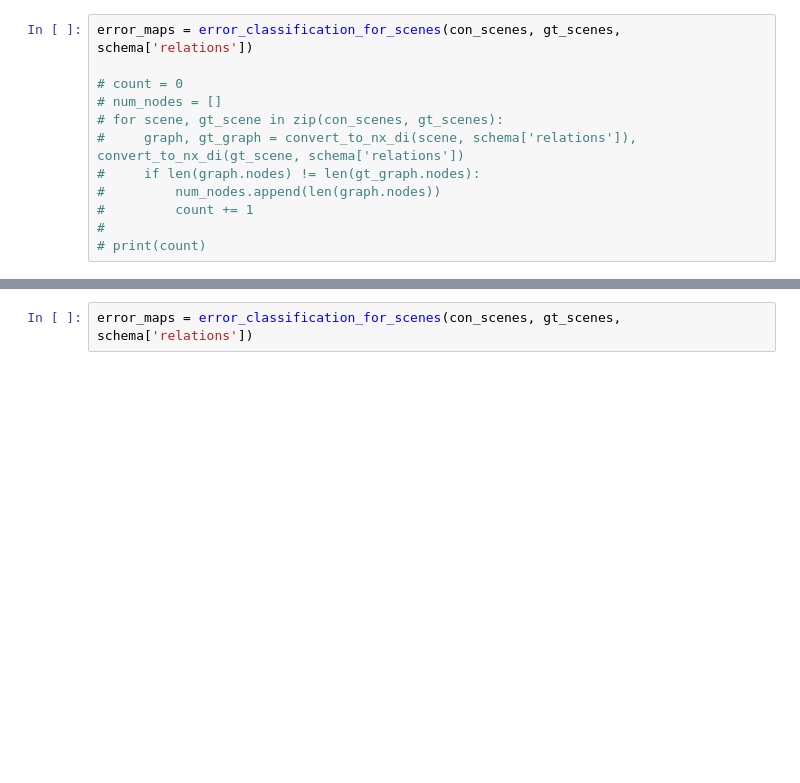
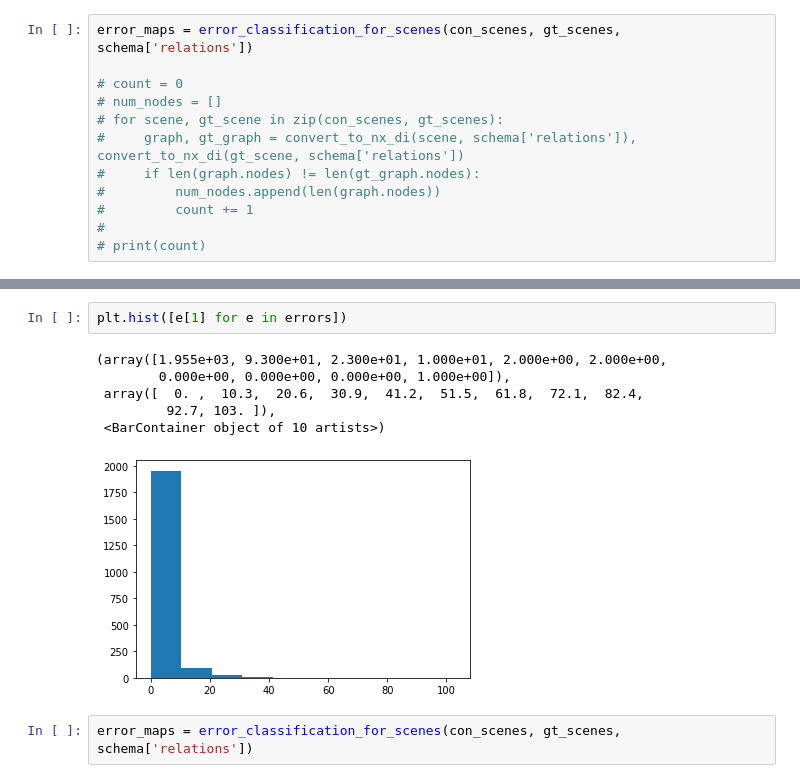
Before and after one commit to 20001LastOrder/Clevr-Relational, a Jupyter notebook: measurements/scene_graph_solver.ipynb, the cells around one changed output, grey strips where cells are left out. Saved outputs shown, nothing was run; the diff lists cells and outputs as text; blank space fills up the shorter version.

```diff
--- a/measurements/scene_graph_solver.ipynb
+++ b/measurements/scene_graph_solver.ipynb
@@ -220,3 +238,12 @@ len([e for e in error_maps if len(e['relationship_errors']) > 0])
+# %%
+plt.hist([e[1] for e in errors])
+# %% [output]
+(array([1.955e+03, 9.300e+01, 2.300e+01, 1.000e+01, 2.000e+00, 2.000e+00,
+        0.000e+00, 0.000e+00, 0.000e+00, 1.000e+00]),
+ array([  0. ,  10.3,  20.6,  30.9,  41.2,  51.5,  61.8,  72.1,  82.4,
+         92.7, 103. ]),
+ <BarContainer object of 10 artists>)
+[figure, added]
 # %%
 error_maps = error_classification_for_scenes(con_scenes, gt_scenes, schema['relations'])
 # %%
```
Also changed, not shown: parts of 8 cells of this notebook, 10 other files.
